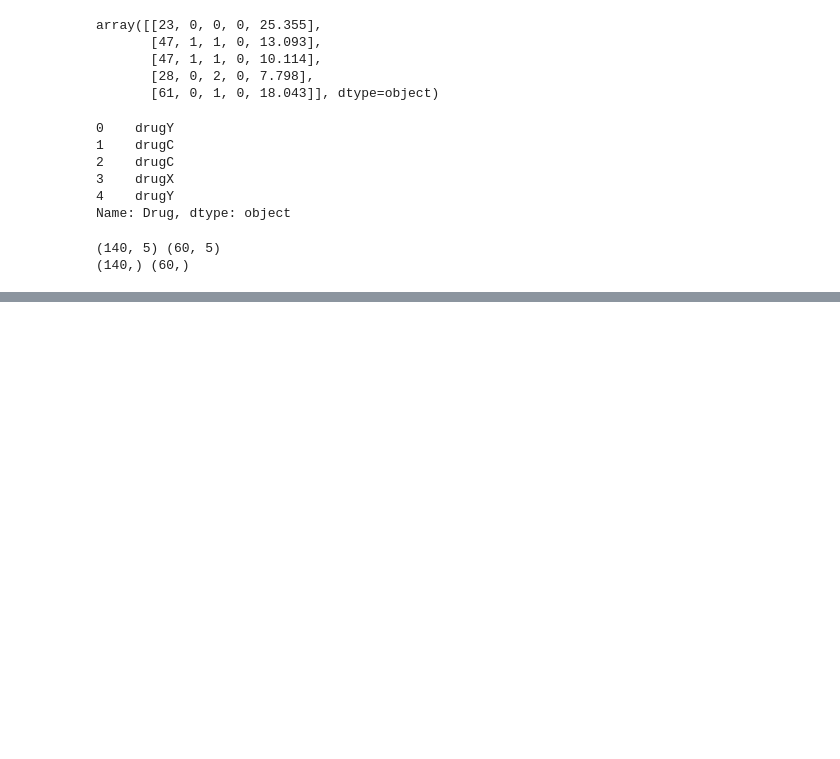
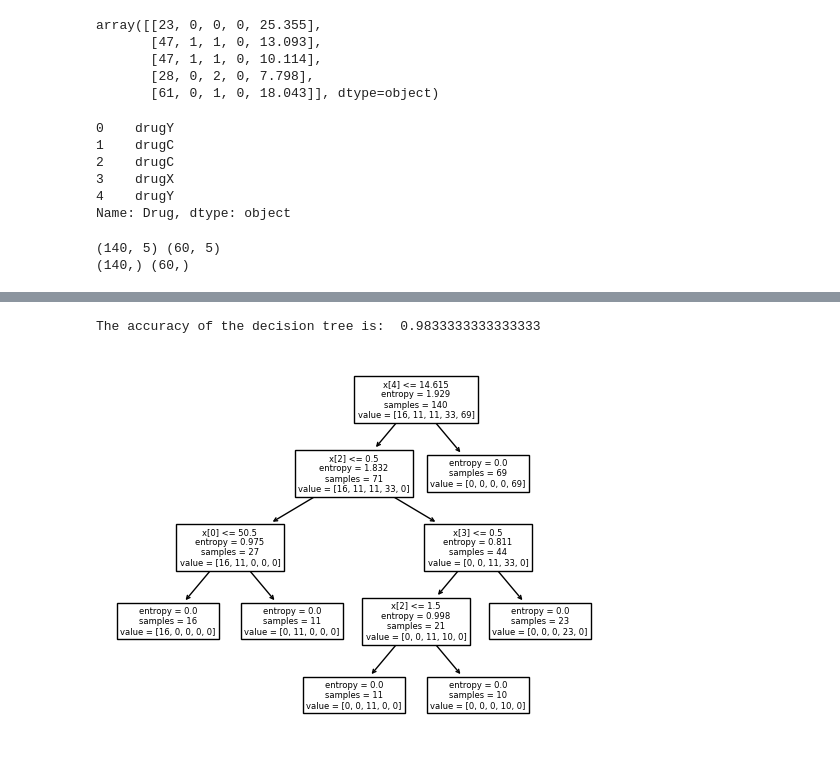
Before and after one commit to joneshshrestha/machine-learning-python, a Jupyter notebook: Classification/drug-prediction/patient-drug-prediction.ipynb, the cells around one changed output, grey strips where cells are left out. Drawn from its saved outputs; the diff is of its cells as text; code cells hidden in the pictures; blank space fills up the shorter version.

Commit message:
completed drug prediction

```diff
--- a/Classification/drug-prediction/patient-drug-prediction.ipynb
+++ b/Classification/drug-prediction/patient-drug-prediction.ipynb
@@ -93,3 +93,6 @@ print(y_train.shape, y_test.shape)
 # %% [output]
 (140, 5) (60, 5)
 (140,) (60,)
+# %%
+drugTree = DecisionTreeClassifier(criterion = 'entropy', max_depth = 4)
+drugTree
@@ -95,0 +101,2 @@ print(y_train.shape, y_test.shape)
+# %%
+drugTree.fit(X_train, y_train)
@@ -95,0 +129,11 @@ print(y_train.shape, y_test.shape)
+# %%
+# mesauring the accuray of the decision tree
+from sklearn.metrics import accuracy_score
+print('The accuracy of the decision tree is: ', accuracy_score(y_test, predictionTree))
+# %% [output]
+The accuracy of the decision tree is:  0.9833333333333333
+# %%
+tree.plot_tree(drugTree)
+plt.show()
+# %% [output]
+[figure, added]
```
Also changed, not shown: parts of 4 cells of this notebook.
